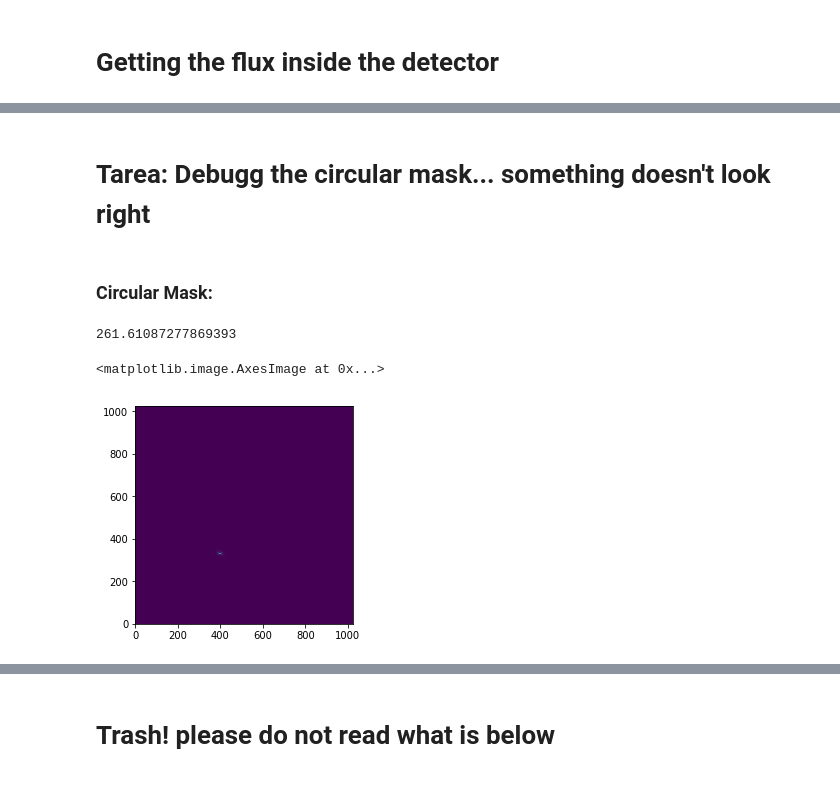
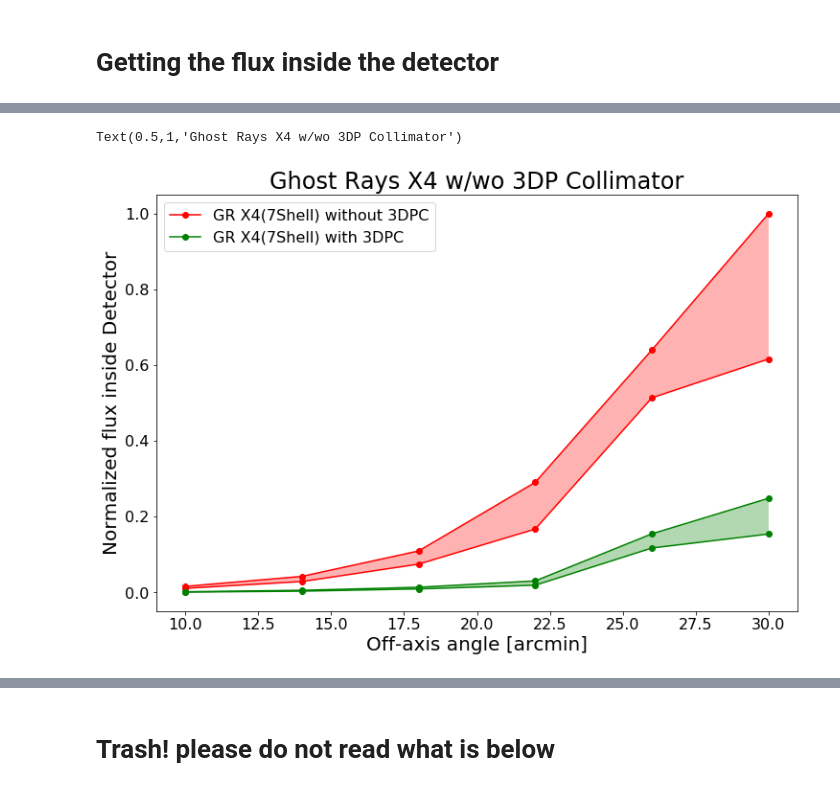
Before and after one commit to pymilo/Milo_CCD_Cal, a Jupyter notebook: Notebooks/GhostRays_3DPCollimator.ipynb, the cells around one changed output, grey strips where cells are left out. Drawn from its saved outputs; the diff is of its cells as text; code cells hidden in the pictures.

```diff
--- a/Notebooks/GhostRays_3DPCollimator.ipynb
+++ b/Notebooks/GhostRays_3DPCollimator.ipynb
@@ -323,7 +325,7 @@ Flux_X4_up.append(masked_img.sum())
 
 # with collimator:
 h, w = DX4C_X0_Ym22.shape[:2]
-maskC = createCircularMask(h, w,center=[CX0,CY0] ,radius=Dwidth/np.sqrt(2))
+maskC = createCircularMask(h, w,center=[CX1,CY1] ,radius=Dwidth/np.sqrt(2))
 masked_imgC = DX4C_X0_Ym22.copy()
 masked_imgC[~maskC] = 0
 Flux_X4C_up.append(masked_imgC.sum())
@@ -410,7 +412,7 @@ Flux_X4_up.append(masked_img.sum())
 
 # with collimator:
 h, w = DX4C_X0_Ym18.shape[:2]
-maskC = createCircularMask(h, w,center=[CX0,CY0] ,radius=Dwidth/np.sqrt(2))
+maskC = createCircularMask(h, w,center=[CX1,CY1] ,radius=Dwidth/np.sqrt(2))
 masked_imgC = DX4C_X0_Ym18.copy()
 masked_imgC[~maskC] = 0
 Flux_X4C_up.append(masked_imgC.sum())
@@ -497,7 +499,7 @@ Flux_X4_up.append(masked_img.sum())
 
 # with collimator:
 h, w = DX4C_X0_Ym14.shape[:2]
-maskC = createCircularMask(h, w,center=[CX0,CY0] ,radius=Dwidth/np.sqrt(2))
+maskC = createCircularMask(h, w,center=[CX1,CY1] ,radius=Dwidth/np.sqrt(2))
 masked_imgC = DX4C_X0_Ym14.copy()
 masked_imgC[~maskC] = 0
 Flux_X4C_up.append(masked_imgC.sum())
@@ -584,7 +586,7 @@ Flux_X4_up.append(masked_img.sum())
 
 # with collimator:
 h, w = DX4C_X0_Ym10.shape[:2]
-maskC = createCircularMask(h, w,center=[CX0,CY0] ,radius=Dwidth/np.sqrt(2))
+maskC = createCircularMask(h, w,center=[CX1,CY1] ,radius=Dwidth/np.sqrt(2))
 masked_imgC = DX4C_X0_Ym10.copy()
 masked_imgC[~maskC] = 0
 Flux_X4C_up.append(masked_imgC.sum())
@@ -603,17 +595,18 @@ plt.plot(offaxis,Flux_X4C_low,'o-',c='g')
-# %% [markdown]
-# Tarea: Debugg the circular mask... something doesn't look right
-# %% [markdown]
-### Circular Mask:
-# %%
-h, w = DX4_X0_Ym30.shape[:2]
-mask = createCircularMask(h, w,center=[CX0,CY0] ,radius=Dwidth/np.sqrt(2))
-masked_img = DX4_X0_Ym30.copy()
-masked_img[~mask] = 0
-masked_img.sum()
-# %% [output]
-261.61087277869393
-# %%
-plt.imshow(masked_img,origin='lower')
-# %% [output]
-<matplotlib.image.AxesImage at 0x...>
-[figure, removed]
+# %%
+plt.figure(figsize=(12,8))
+plt.plot(offaxis,Flux_X4_up/max(Flux_X4_up),'o-',c='r',label='GR X4(7Shell) without 3DPC')
+plt.fill_between(offaxis,Flux_X4_up/max(Flux_X4_up),Flux_X4_low/max(Flux_X4_up),
+                 facecolor='red', interpolate=True,alpha=0.3)
+plt.plot(offaxis,Flux_X4_low/max(Flux_X4_up),'o-',c='r')
+plt.plot(offaxis,Flux_X4C_up/max(Flux_X4_up),'o-',c='g',label='GR X4(7Shell) with 3DPC')
+plt.fill_between(offaxis,Flux_X4C_up/max(Flux_X4_up),Flux_X4C_low/max(Flux_X4_up),
+                 facecolor='green', interpolate=True,alpha=0.3)
+plt.plot(offaxis,Flux_X4C_low/max(Flux_X4_up),'o-',c='g')
+plt.legend(loc='best',fontsize=16)
+plt.tick_params(labelsize=16)
+plt.xlabel('Off-axis angle [arcmin]',fontsize=20)
+plt.ylabel('Normalized flux inside Detector',fontsize=20)
+plt.title('Ghost Rays X4 w/wo 3DP Collimator',fontsize=24)
+# %% [output]
+Text(0.5,1,'Ghost Rays X4 w/wo 3DP Collimator')
+[figure, added]
```
Also changed, not shown: parts of 16 cells of this notebook, 1 other file.
